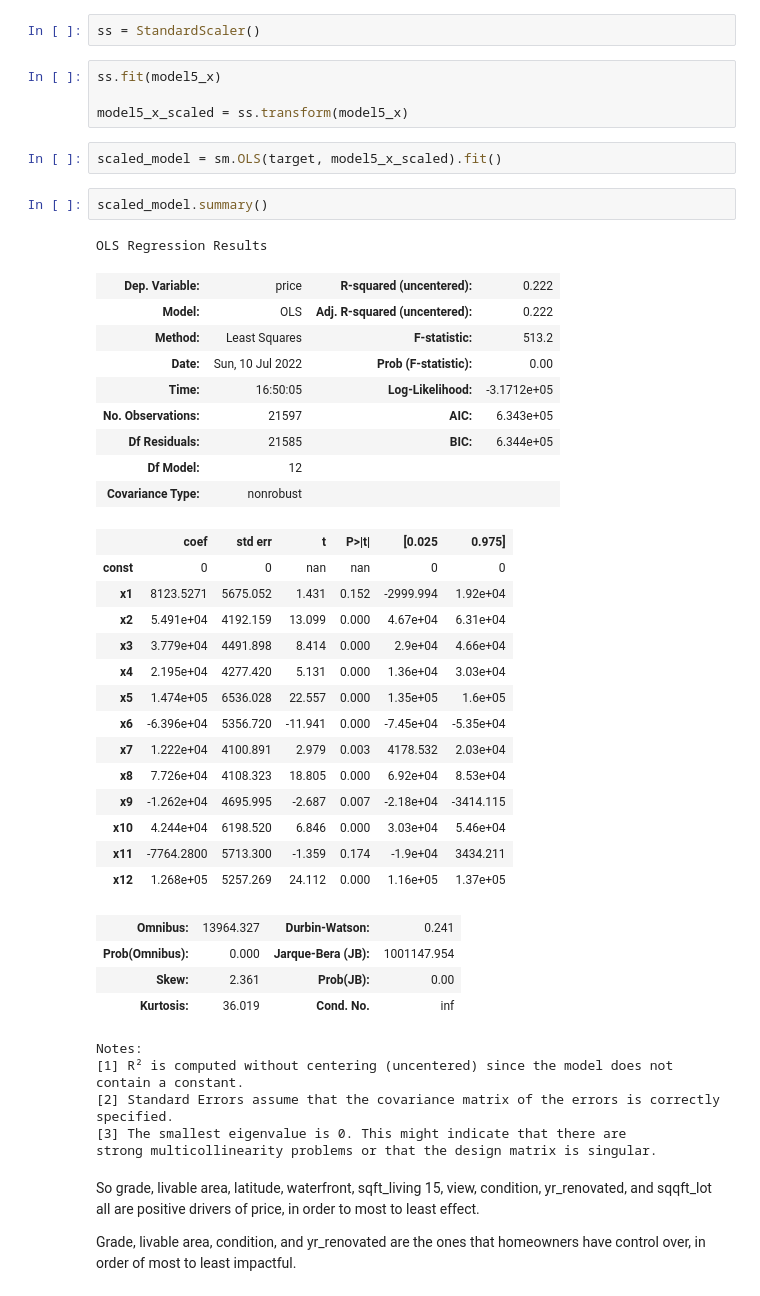
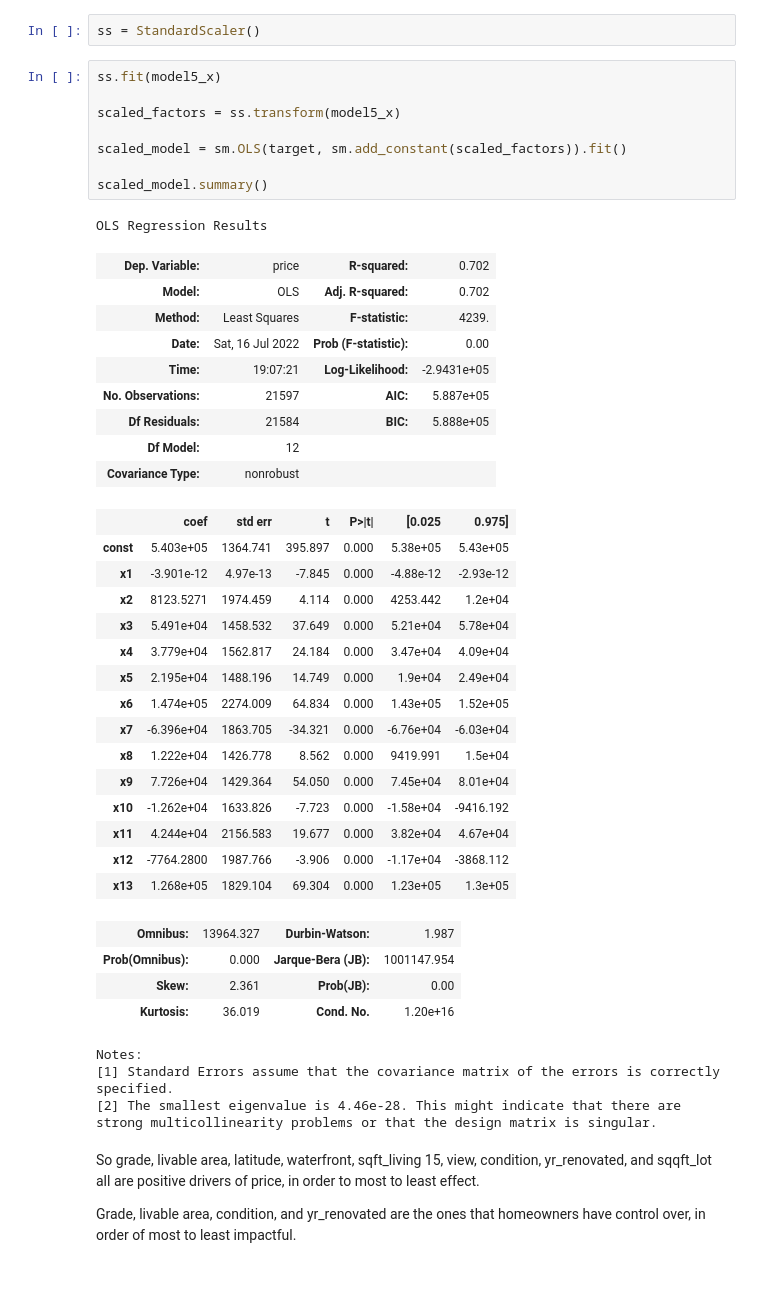
Before and after one commit to acollins28/dsc-phase-2-project-v2-3, a Jupyter notebook: Notebook.ipynb, the cells around one changed output. Drawn from its saved outputs; the diff is of its cells as text.

```diff
--- a/Notebook.ipynb
+++ b/Notebook.ipynb
@@ -691,45 +742,45 @@ ss = StandardScaler()
 # %%
 ss.fit(model5_x)
 
-model5_x_scaled = ss.transform(model5_x)
+scaled_factors = ss.transform(model5_x)
+
+scaled_model = sm.OLS(target, sm.add_constant(scaled_factors)).fit()
+
+scaled_model.summary()
+# %% [output]
+OLS Regression Results
+| Dep. Variable: | price | R-squared: | 0.702 |
+| Model: | OLS | Adj. R-squared: | 0.702 |
+| Method: | Least Squares | F-statistic: | 4239. |
+| Date: | Sat, 16 Jul 2022 | Prob (F-statistic): | 0.00 |
+| Time: | 19:07:21 | Log-Likelihood: | -2.9431e+05 |
+| No. Observations: | 21597 | AIC: | 5.887e+05 |
+| Df Residuals: | 21584 | BIC: | 5.888e+05 |
+| Df Model: | 12 |  |  |
+| Covariance Type: | nonrobust |  |  |
+|  | coef | std err | t | P>|t| | [0.025 | 0.975] |
+| const | 5.403e+05 | 1364.741 | 395.897 | 0.000 | 5.38e+05 | 5.43e+05 |
+| x1 | -3.901e-12 | 4.97e-13 | -7.845 | 0.000 | -4.88e-12 | -2.93e-12 |
+| x2 | 8123.5271 | 1974.459 | 4.114 | 0.000 | 4253.442 | 1.2e+04 |
+| x3 | 5.491e+04 | 1458.532 | 37.649 | 0.000 | 5.21e+04 | 5.78e+04 |
+| x4 | 3.779e+04 | 1562.817 | 24.184 | 0.000 | 3.47e+04 | 4.09e+04 |
+| x5 | 2.195e+04 | 1488.196 | 14.749 | 0.000 | 1.9e+04 | 2.49e+04 |
+| x6 | 1.474e+05 | 2274.009 | 64.834 | 0.000 | 1.43e+05 | 1.52e+05 |
+| x7 | -6.396e+04 | 1863.705 | -34.321 | 0.000 | -6.76e+04 | -6.03e+04 |
+| x8 | 1.222e+04 | 1426.778 | 8.562 | 0.000 | 9419.991 | 1.5e+04 |
+| x9 | 7.726e+04 | 1429.364 | 54.050 | 0.000 | 7.45e+04 | 8.01e+04 |
+| x10 | -1.262e+04 | 1633.826 | -7.723 | 0.000 | -1.58e+04 | -9416.192 |
+| x11 | 4.244e+04 | 2156.583 | 19.677 | 0.000 | 3.82e+04 | 4.67e+04 |
+| x12 | -7764.2800 | 1987.766 | -3.906 | 0.000 | -1.17e+04 | -3868.112 |
+| x13 | 1.268e+05 | 1829.104 | 69.304 | 0.000 | 1.23e+05 | 1.3e+05 |
+| Omnibus: | 13964.327 | Durbin-Watson: | 1.987 |
+| Prob(Omnibus): | 0.000 | Jarque-Bera (JB): | 1001147.954 |
+| Skew: | 2.361 | Prob(JB): | 0.00 |
+| Kurtosis: | 36.019 | Cond. No. | 1.20e+16 |
+Notes:
+[1] Standard Errors assume that the covariance matrix of the errors is correctly specified.
+[2] The smallest eigenvalue is 4.46e-28. This might indicate that there are
+strong multicollinearity problems or that the design matrix is singular.
-# %%
-scaled_model = sm.OLS(target, model5_x_scaled).fit()
-# %%
-scaled_model.summary()
-# %% [output]
-OLS Regression Results
-| Dep. Variable: | price | R-squared (uncentered): | 0.222 |
-| Model: | OLS | Adj. R-squared (uncentered): | 0.222 |
-| Method: | Least Squares | F-statistic: | 513.2 |
-| Date: | Sun, 10 Jul 2022 | Prob (F-statistic): | 0.00 |
-| Time: | 16:50:05 | Log-Likelihood: | -3.1712e+05 |
-| No. Observations: | 21597 | AIC: | 6.343e+05 |
-| Df Residuals: | 21585 | BIC: | 6.344e+05 |
-| Df Model: | 12 |  |  |
-| Covariance Type: | nonrobust |  |  |
-|  | coef | std err | t | P>|t| | [0.025 | 0.975] |
-| const | 0 | 0 | nan | nan | 0 | 0 |
-| x1 | 8123.5271 | 5675.052 | 1.431 | 0.152 | -2999.994 | 1.92e+04 |
-| x2 | 5.491e+04 | 4192.159 | 13.099 | 0.000 | 4.67e+04 | 6.31e+04 |
-| x3 | 3.779e+04 | 4491.898 | 8.414 | 0.000 | 2.9e+04 | 4.66e+04 |
-| x4 | 2.195e+04 | 4277.420 | 5.131 | 0.000 | 1.36e+04 | 3.03e+04 |
-| x5 | 1.474e+05 | 6536.028 | 22.557 | 0.000 | 1.35e+05 | 1.6e+05 |
-| x6 | -6.396e+04 | 5356.720 | -11.941 | 0.000 | -7.45e+04 | -5.35e+04 |
-| x7 | 1.222e+04 | 4100.891 | 2.979 | 0.003 | 4178.532 | 2.03e+04 |
-| x8 | 7.726e+04 | 4108.323 | 18.805 | 0.000 | 6.92e+04 | 8.53e+04 |
-| x9 | -1.262e+04 | 4695.995 | -2.687 | 0.007 | -2.18e+04 | -3414.115 |
-| x10 | 4.244e+04 | 6198.520 | 6.846 | 0.000 | 3.03e+04 | 5.46e+04 |
-| x11 | -7764.2800 | 5713.300 | -1.359 | 0.174 | -1.9e+04 | 3434.211 |
-| x12 | 1.268e+05 | 5257.269 | 24.112 | 0.000 | 1.16e+05 | 1.37e+05 |
-| Omnibus: | 13964.327 | Durbin-Watson: | 0.241 |
-| Prob(Omnibus): | 0.000 | Jarque-Bera (JB): | 1001147.954 |
-| Skew: | 2.361 | Prob(JB): | 0.00 |
-| Kurtosis: | 36.019 | Cond. No. | inf |
-Notes:
-[1] R² is computed without centering (uncentered) since the model does not contain a constant.
-[2] Standard Errors assume that the covariance matrix of the errors is correctly specified.
-[3] The smallest eigenvalue is 0. This might indicate that there are
-strong multicollinearity problems or that the design matrix is singular.
 # %% [markdown]
 So grade, livable area, latitude, waterfront, sqft_living 15, view, condition, yr_renovated, and sqqft_lot all are positive drivers of price, in order to most to least effect.
 
```
Also changed, not shown: parts of 21 cells of this notebook.
